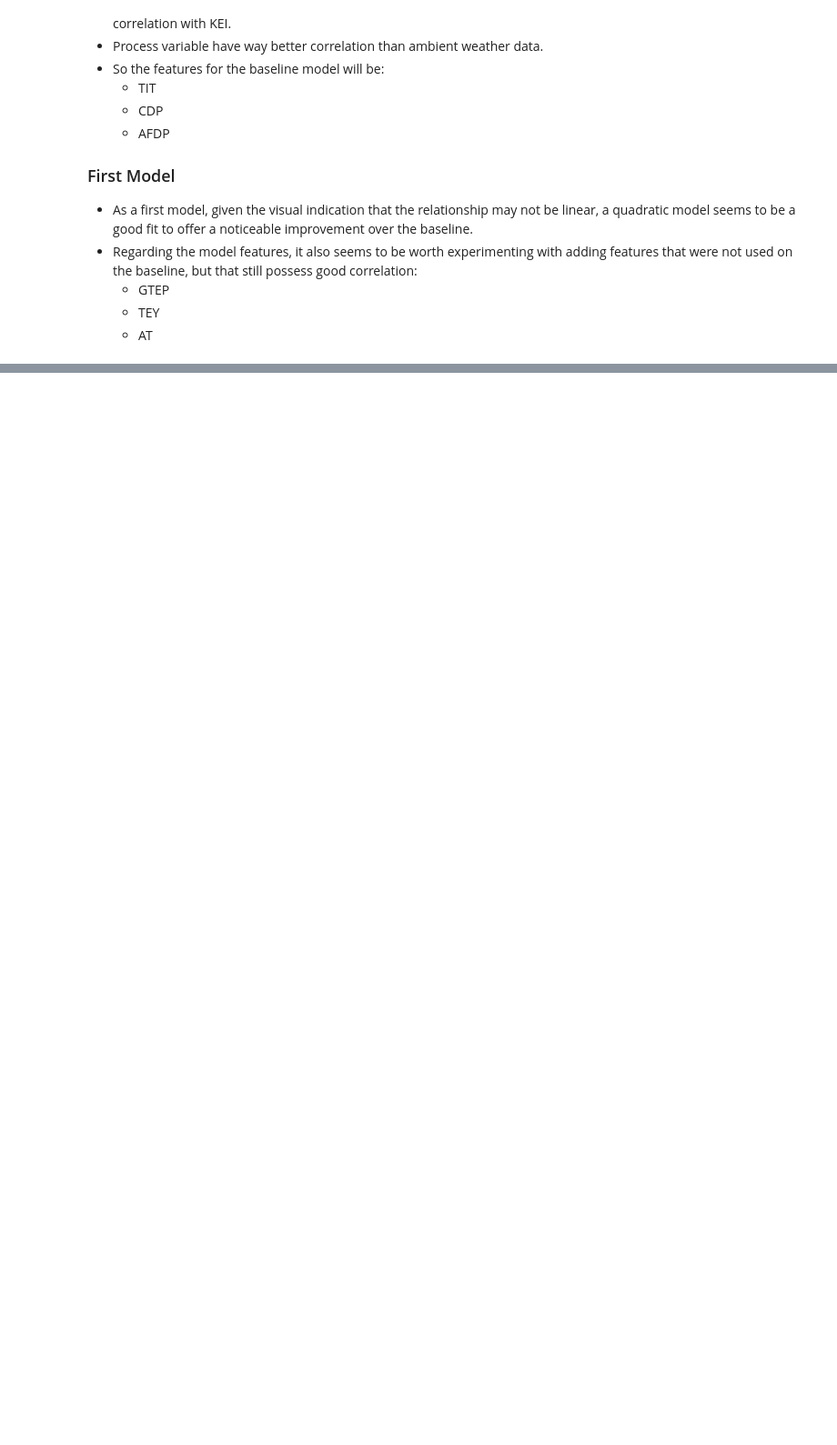
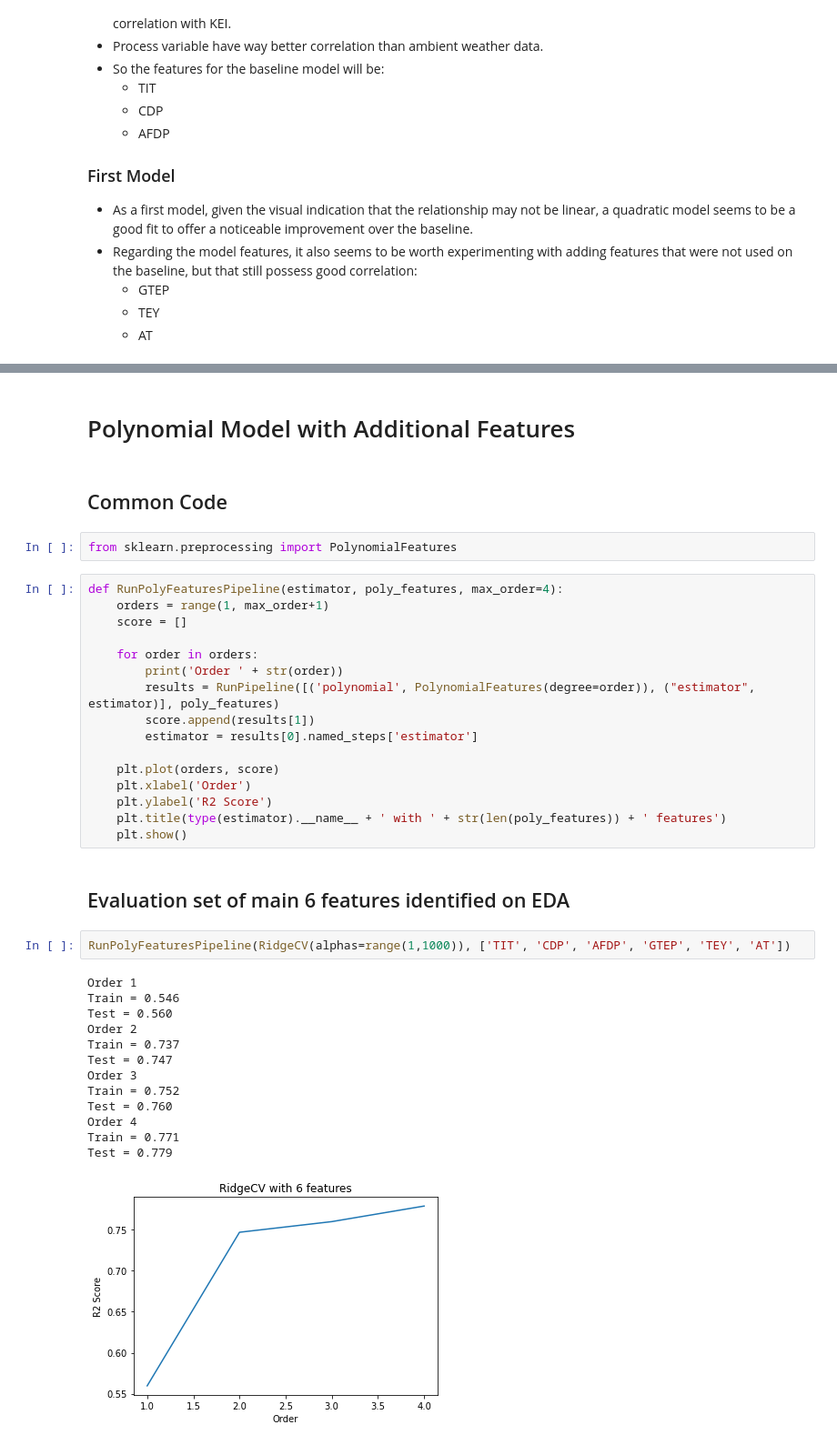
Before and after one commit to bouzanb/capstone-csuf, a Jupyter notebook: Capstone Notebook.ipynb, the cells around one changed output, grey strips where cells are left out. Shown at 91% size. Drawn from its saved outputs; the diff is of its cells as text; blank space fills up the shorter version.

```diff
--- a/Capstone Notebook.ipynb
+++ b/Capstone Notebook.ipynb
@@ -657,0 +883,40 @@ Text(0, 0.5, 'Normalized Value')
+# %% [markdown]
+# Polynomial Model with Additional Features
+# %% [markdown]
+## Common Code
+# %%
+from sklearn.preprocessing import PolynomialFeatures
+# %%
+def RunPolyFeaturesPipeline(estimator, poly_features, max_order=4):
+    orders = range(1, max_order+1)
+    score = []
+
+    for order in orders:
+        print('Order ' + str(order))
+        results = RunPipeline([('polynomial', PolynomialFeatures(degree=order)), ("estimator", estimator)], poly_features)
+        score.append(results[1])
+        estimator = results[0].named_steps['estimator']
+
+    plt.plot(orders, score)
+    plt.xlabel('Order')
+    plt.ylabel('R2 Score')
+    plt.title(type(estimator).__name__ + ' with ' + str(len(poly_features)) + ' features')
+    plt.show()
+# %% [markdown]
+## Evaluation set of main 6 features identified on EDA
+# %%
+RunPolyFeaturesPipeline(RidgeCV(alphas=range(1,1000)), ['TIT', 'CDP', 'AFDP', 'GTEP', 'TEY', 'AT'])
+# %% [output]
+Order 1
+Train = 0.546
+Test = 0.560
+Order 2
+Train = 0.737
+Test = 0.747
+Order 3
+Train = 0.752
+Test = 0.760
+Order 4
+Train = 0.771
+Test = 0.779
+[figure, added]
```
Also changed, not shown: parts of 37 cells of this notebook.
